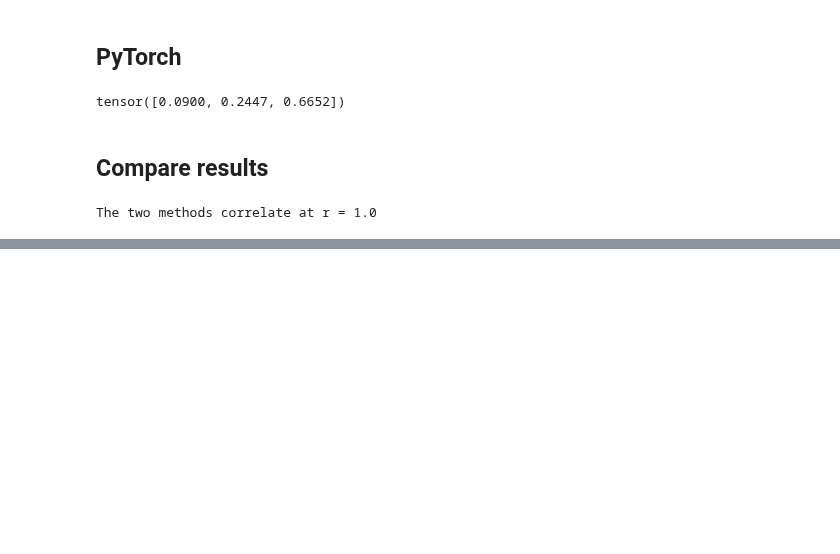
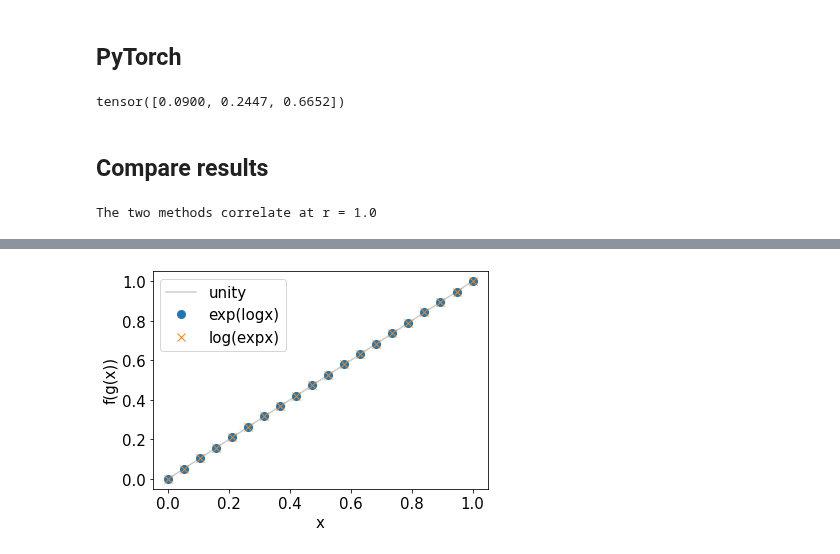
Before and after one commit to kavinda-ravishan/A_deep_understanding_of_deep_learning, a Jupyter notebook: 05 Math, numpy, PyTorch/app.ipynb, the cells around one changed output, grey strips where cells are left out. Saved outputs shown, nothing was run; the diff lists cells and outputs as text; code cells hidden in the pictures; blank space fills up the shorter version.

```diff
--- a/05 Math, numpy, PyTorch/app.ipynb
+++ b/05 Math, numpy, PyTorch/app.ipynb
@@ -247,0 +268,15 @@ The two methods correlate at r = 1.0
+# %%
+x = np.linspace(0.0001, 1, 20)
+
+logx = np.log(x)
+expx = np.exp(x)
+
+plt.plot(x, x, color=[.8, .8, .8])
+plt.plot(x, np.exp(logx), 'o', markersize=8)
+plt.plot(x, np.log(expx), 'x', markersize=8)
+plt.ylabel('f(g(x))')
+plt.xlabel('x')
+plt.legend(['unity', 'exp(logx)', 'log(expx)'])
+plt.show()
+# %% [output]
+[figure, added]
```
Also changed, not shown: parts of 3 cells of this notebook.
